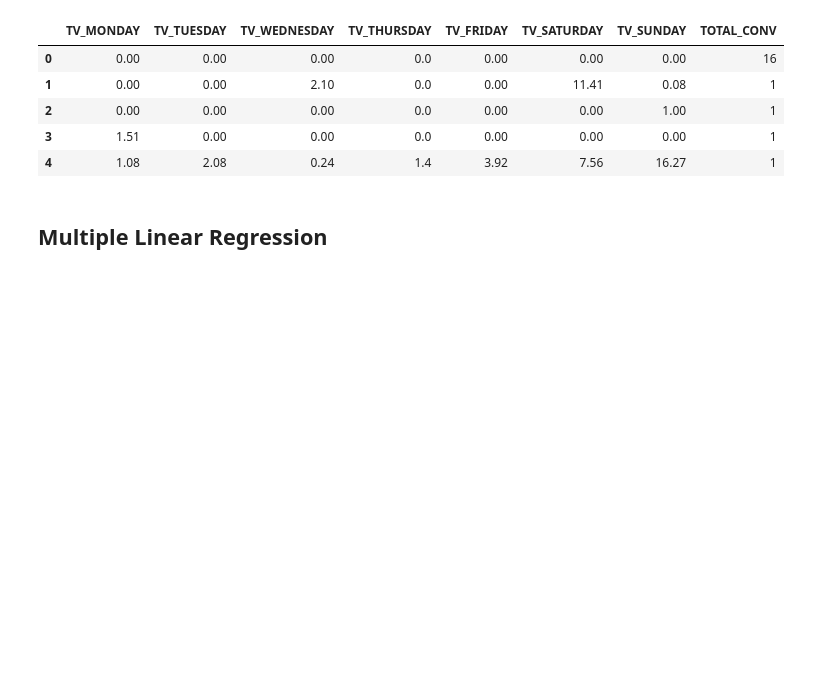
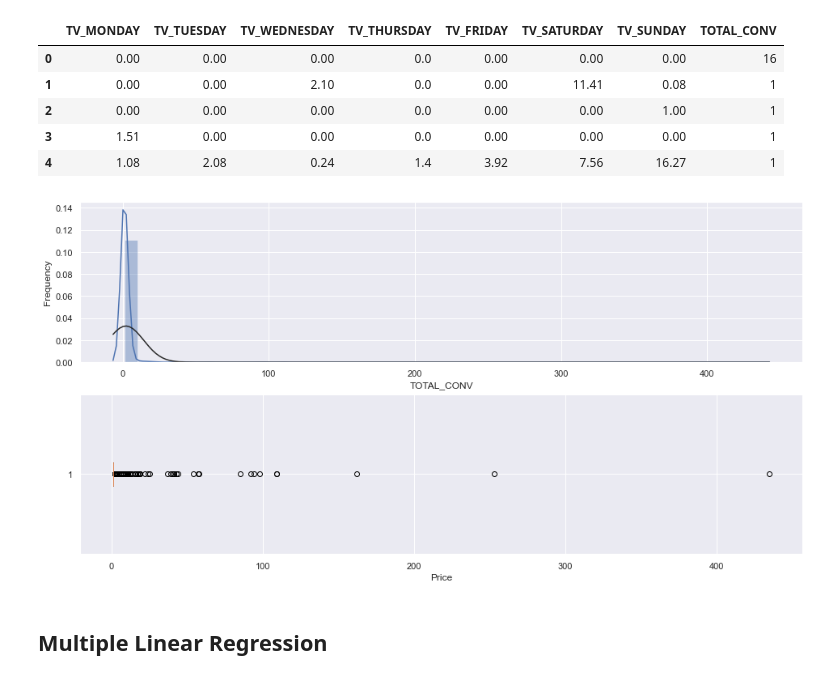
Before and after one commit to vanitoz/Bayesian-GLM-and-Multivariable-Linear-Regression, a Jupyter notebook: MLR_Starkist.ipynb, the cells around one changed output. Cells and saved outputs as stored; diff of their text form; code cells hidden in the pictures; blank space fills up the shorter version.

```diff
--- a/MLR_Starkist.ipynb
+++ b/MLR_Starkist.ipynb
@@ -47,6 +47,10 @@ data.head()
 | 2 | 0.00 | 0.00 | 0.00 | 0.0 | 0.00 | 0.00 | 1.00 | 1 |
 | 3 | 1.51 | 0.00 | 0.00 | 0.0 | 0.00 | 0.00 | 0.00 | 1 |
 | 4 | 1.08 | 2.08 | 0.24 | 1.4 | 3.92 | 7.56 | 16.27 | 1 |
+# %%
+target_distribution(data.TOTAL_CONV)
+# %% [output]
+[figure, added]
 # %% [markdown]
 ## Multiple Linear Regression
 # %%
```
Also changed, not shown: parts of 6 cells of this notebook.
